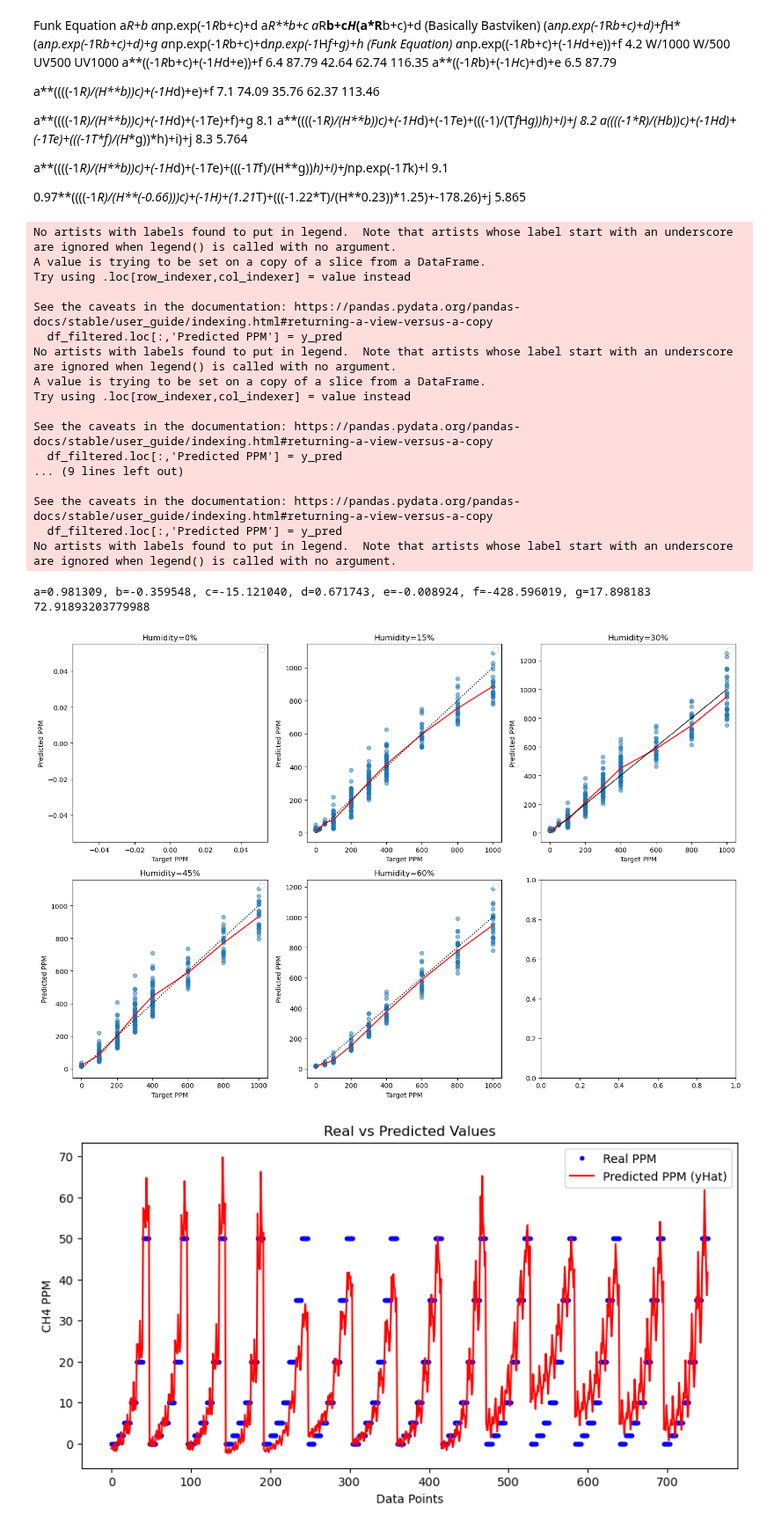
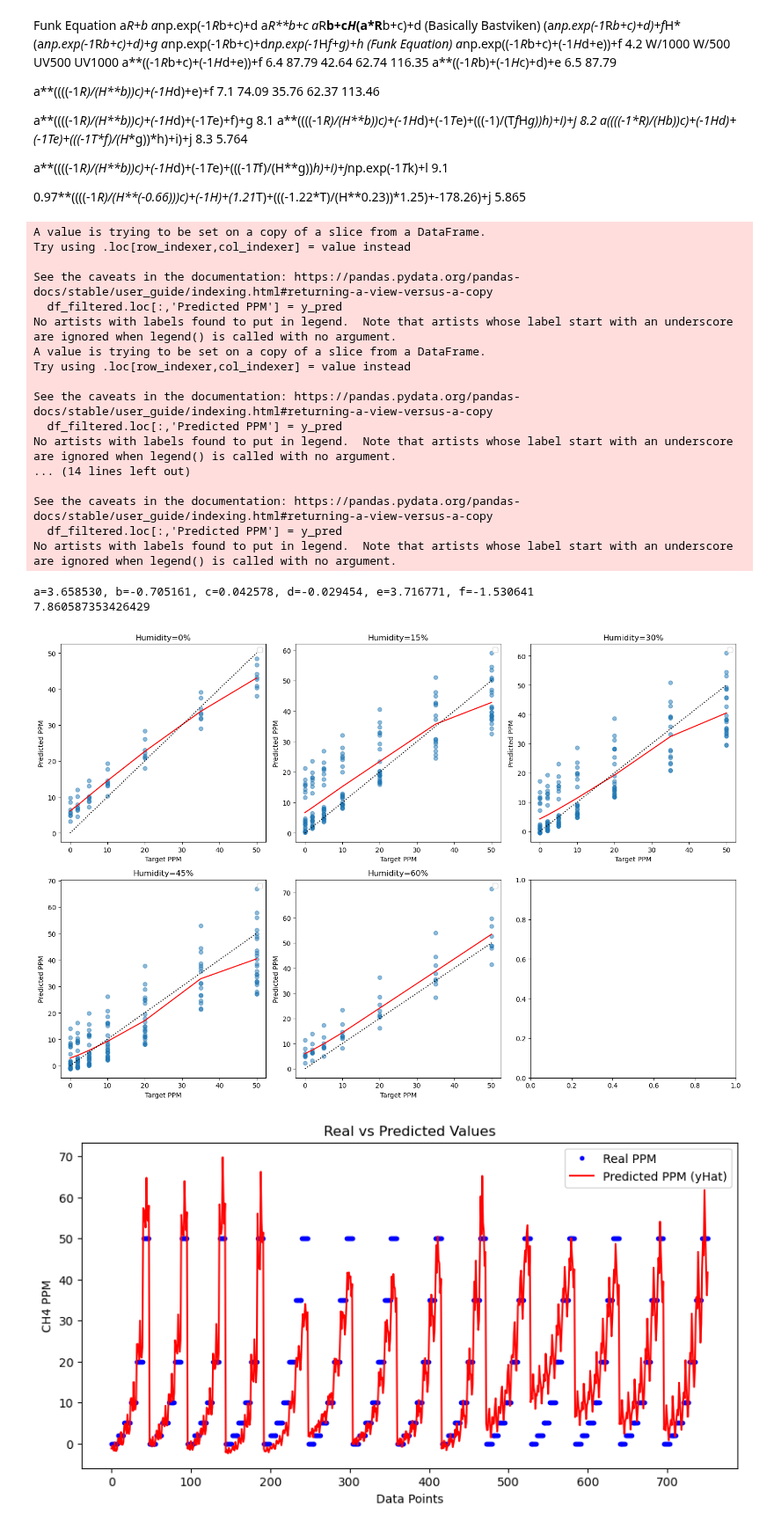
Before and after one commit to Coopsims/MethaneDataScience, a Jupyter notebook: Ben_s_Analysis/Equation Generation/Equation Generation.ipynb, the cells around one changed output. Shown at 88% size. Drawn from its saved outputs; the diff is of its cells as text; code cells hidden in the pictures.

```diff
--- a/Ben_s_Analysis/Equation Generation/Equation Generation.ipynb
+++ b/Ben_s_Analysis/Equation Generation/Equation Generation.ipynb
@@ -15,7 +15,7 @@ import numpy as np
 import matplotlib.pyplot as plt
 # %%
 # Load data from CSV file
-file2 = pd.read_csv("../../Output/With low Data .csv")
+file2 = pd.read_csv("../../Output/LowPPMMatrix.csv")
 # Extract the columns from the data
 #file2=file2[file2['Target PPM']<=500]
 
@@ -92,12 +92,12 @@ H_train = train_data.loc[:, 'RelativeHumidity']
 T_train = train_data.loc[:, 'Temperature']
 y_train = train_data.loc[:, 'Target PPM']
 
-def funkEQ(X, a,b,c,d,e,f,g):
+def funkEQ(X, a,b,c,d,e,f):
     R, H, T = X
     with np.errstate(over='ignore'):
-        stuff=a**((((-1*R)/(H**b))*c)+(-1*H*d)+(-1*T*e)+f)+g
+        stuff=a *np.exp ((((-1 * R) / (H ** b)) * c) + (-1 * H * d) + e) + f
     return stuff
-p0 = 1, 1,1,1,1,1,1
+p0 = 1, 1,1,1,1,1
 
 def residual(params, X, y):
     return np.sum((y - funkEQ(X, *params))**2)
@@ -184,38 +184,38 @@ for i, H in enumerate(humidity_values):
 
     axs[i].legend()
     axs[i].set_xlabel('Target PPM')
     axs[i].set_ylabel('Predicted PPM')
     axs[i].set_title(f'Humidity={H}%')
 
 plt.tight_layout()  # Adjust layout to prevent overlapping
 plt.show()
 
 
 #############
 #Funk7.1 RMSE: 7.76      R2: 0.776       Note: Works for all humidity tested
 #Funk6.5 RMSE: 10.06     R2: 0.49        Note: Does not work for 0% humidity
 #Bast    RMSE: 10.12     R2: 0.57        Note: Does Terrible at 0PPM
 # %% [output]
-No artists with labels found to put in legend.  Note that artists whose label start with an underscore are ignored when legend() is called with no argument.
 A value is trying to be set on a copy of a slice from a DataFrame.
 Try using .loc[row_indexer,col_indexer] = value instead
 
 See the caveats in the documentation: https://pandas.pydata.org/pandas-docs/stable/user_guide/indexing.html#returning-a-view-versus-a-copy
   df_filtered.loc[:,'Predicted PPM'] = y_pred
 No artists with labels found to put in legend.  Note that artists whose label start with an underscore are ignored when legend() is called with no argument.
 A value is trying to be set on a copy of a slice from a DataFrame.
 Try using .loc[row_indexer,col_indexer] = value instead
 
 See the caveats in the documentation: https://pandas.pydata.org/pandas-docs/stable/user_guide/indexing.html#returning-a-view-versus-a-copy
   df_filtered.loc[:,'Predicted PPM'] = y_pred
-... (9 lines left out)
+No artists with labels found to put in legend.  Note that artists whose label start with an underscore are ignored when legend() is called with no argument.
+... (14 lines left out)
 
 See the caveats in the documentation: https://pandas.pydata.org/pandas-docs/stable/user_guide/indexing.html#returning-a-view-versus-a-copy
   df_filtered.loc[:,'Predicted PPM'] = y_pred
 No artists with labels found to put in legend.  Note that artists whose label start with an underscore are ignored when legend() is called with no argument.
-a=0.981309, b=-0.359548, c=-15.121040, d=0.671743, e=-0.008924, f=-428.596019, g=17.898183
-72.91893203779988
+a=3.658530, b=-0.705161, c=0.042578, d=-0.029454, e=3.716771, f=-1.530641
+7.860587353426429
-[figure, old version]
+[figure, new version]
 # %%
 # Extract the X values for the curve fitting
 X_values = (xDataResistance, xDataRH, xDataTemp)
```
Also changed, not shown: parts of 1 cell of this notebook, 2 other files.
